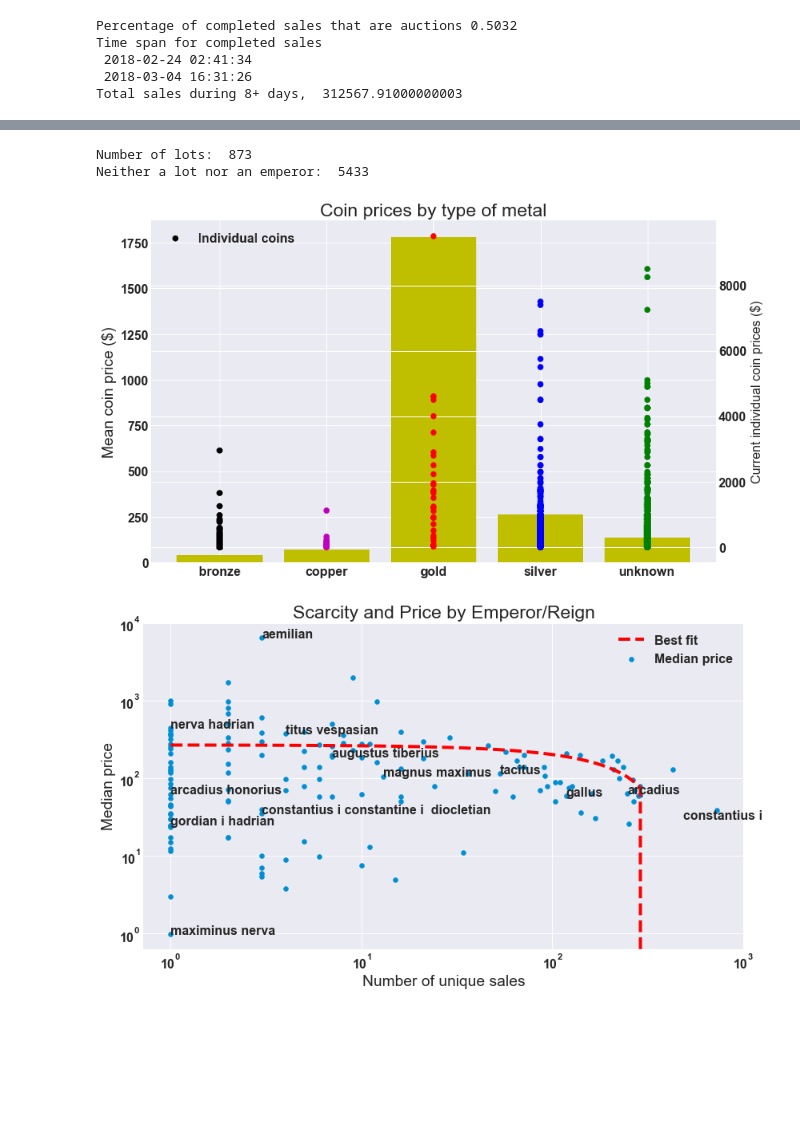
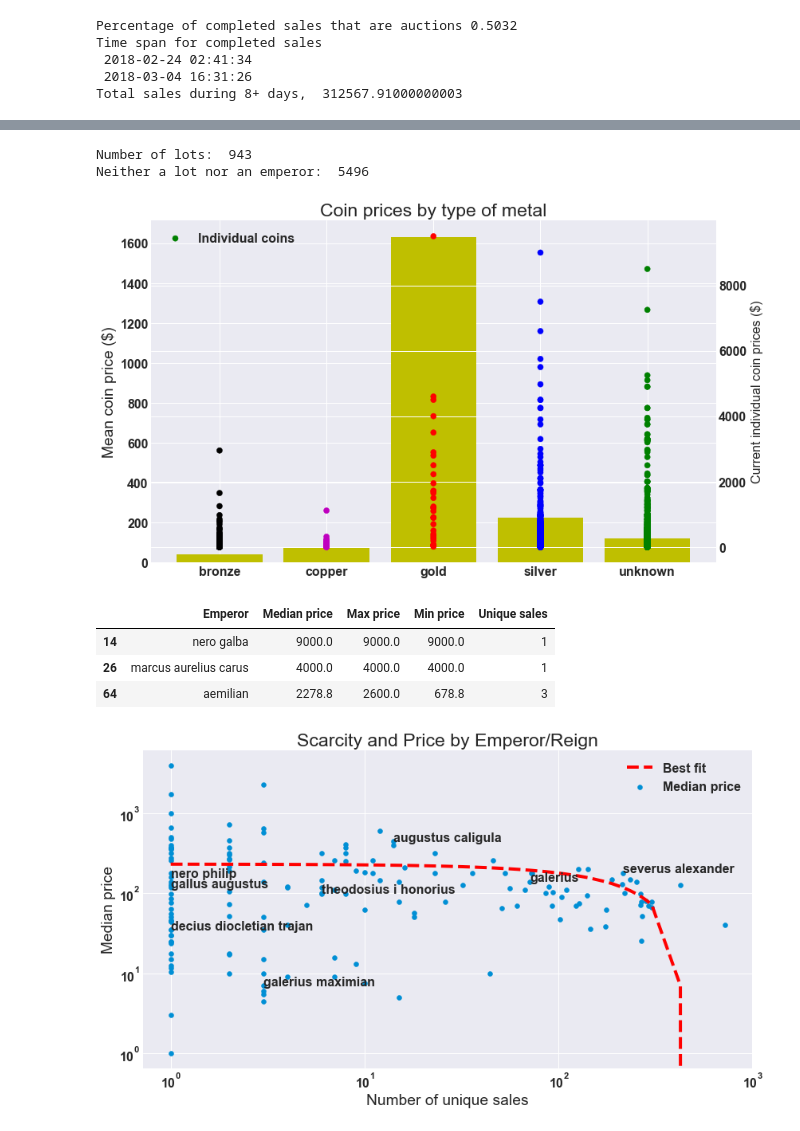
Before and after one commit to slevin886/Roman_Coin_Pricing, a Jupyter notebook: Roman_Coin_EDA .ipynb, the cells around one changed output, grey strips where cells are left out. Drawn from its saved outputs; the diff is of its cells as text; code cells hidden in the pictures; blank space fills up the shorter version.

```diff
--- a/Roman_Coin_EDA .ipynb
+++ b/Roman_Coin_EDA .ipynb
@@ -86,6 +86,15 @@ df = df.drop(list(df[df['current_currency'] != 'USD'].index), axis=0)
 
 #all USD, dropping
 df = df.drop('currencyid_conv', axis=1)
+
+#dropping title, URLTitle slightly more effective, nearly identical
+df = df.drop('title', axis=1)
+
+#all USD
+df = df.drop('current_currency', axis=1)
+
+#already have dummy variable
+df = df.drop('buyItNowPrice', axis=1)
 # %%
 #Creating dummy for if the sale is in the USA
 df['seller_in_us'] = df['country'].apply(lambda x: 1 if x == 'US' else 0)
@@ -175,19 +184,19 @@ df['shippingType'] = df['shippingType'].apply(lambda x: 'International' if x in
 from matplotlib import rc
 
 rc('font', weight='bold')
-shipping_graph = df.groupby('shippingType', as_index=False)['buyItNowPrice'].mean()
+shipping_graph = df.groupby('shippingType', as_index=False)['current_price'].mean()
 shipping_graph = shipping_graph.loc[shipping_graph['shippingType'].isin(['Calculated', 'Flat', 'Free', 'International'])]
 
 avg_cost = ['$1.57', '$5.47', '$0', '$3.36']
 fig, ax = plt.subplots(figsize=(10, 6))
-barlist = plt.bar(shipping_graph['shippingType'], shipping_graph['buyItNowPrice'],
+barlist = plt.bar(shipping_graph['shippingType'], shipping_graph['current_price'],
                   color='blue', )
 
 barlist[0].set_color('r')
 barlist[1].set_color('y')
 barlist[2].set_color('g')
-plt.axhline(df['buyItNowPrice'].mean(), lw=3, c='m', ls='dotted', label='Mean price')
-plt.ylabel('Mean "Buy it now" Price')
+plt.axhline(df['current_price'].mean(), lw=3, c='m', ls='dotted', label='Mean price')
+plt.ylabel('Mean current price')
 for num,rect in enumerate(barlist):
         height = rect.get_height()
         ax.text(rect.get_x() + rect.get_width()/2., 1.01*height,
@@ -258,8 +267,8 @@ df['emperor_in_title'] = emperors
 print('Number of lots: ', np.sum(df['emperor_in_title'] == 'LOT'))
 print('Neither a lot nor an emperor: ', np.sum(df['emperor_in_title'] == 'unknown'))
 # %% [output]
-Number of lots:  873
-Neither a lot nor an emperor:  5433
+Number of lots:  943
+Neither a lot nor an emperor:  5496
 # %%
 #Eliminating non-coin sales
 posters = []
@@ -334,7 +343,7 @@ plt.title('Coin prices by type of metal')
 plt.legend(loc=2)
 fig.tight_layout()
 # %% [output]
-[figure, old version]
+[figure, new version]
 # %%
 def emperor_cleaner(col):
     """eliminating duplicate emperor names within same listing, making them strings"""
@@ -362,6 +371,11 @@ emperor_graph.columns = ['Emperor', 'Median price', 'Max price', 'Min price', 'U
 
 
 emperor_graph.loc[emperor_graph['Median price'] > 2000]
+# %% [output]
+|  | Emperor | Median price | Max price | Min price | Unique sales |
+| 14 | nero galba | 9000.0 | 9000.0 | 9000.0 | 1 |
+| 26 | marcus aurelius carus | 4000.0 | 4000.0 | 4000.0 | 1 |
+| 64 | aemilian | 2278.8 | 2600.0 | 678.8 | 3 |
 # %%
 #dropping Nero Galba (1 sale, $22,500), carus marcus aurelius (1 sale, $4000)
 #dropping lots and unknown values
@@ -370,28 +384,27 @@ emperor_graph = emperor_graph.drop(list(emperor_graph[emperor_graph['Emperor'].i
 # %%
 fig, ax = plt.subplots(figsize=(12, 7))
 ax.scatter(emperor_graph['Unique sales'], emperor_graph['Median price'])
 plt.semilogy()
 plt.semilogx()
 
 for index, row in emperor_graph.iterrows():
-    prices = []
-    if index % 14 == 0:
+    if index % 20 == 0:
         if row['Emperor'] != 'marcus aurelius hadrian':
             ax.annotate(row['Emperor'], (row['Unique sales'], row['Median price']))
 
 #manually entered, reconfigure to make robust for new data
-ax.annotate('maximinus nerva', (1, 0.99))
-ax.annotate('aemilian', (3, 6500))
-ax.annotate('constantius i', (485, 30.11))
+# ax.annotate('maximinus nerva', (1, 0.99))
+# ax.annotate('aemilian', (3, 6500))
+# ax.annotate('constantius i', (485, 30.11))
 
 ax.plot(np.unique(emperor_graph['Unique sales']),
          np.poly1d(np.polyfit(emperor_graph['Unique sales'],
                               emperor_graph['Median price'], 1))
                  (np.unique(emperor_graph['Unique sales'])), c='r', linestyle='dashed', label='Best fit')
 plt.ylabel('Median price')
 plt.xlabel('Number of unique sales')
 plt.title('Scarcity and Price by Emperor/Reign')
 plt.legend()
-plt.show()
+plt.tight_layout()
 # %% [output]
-[figure, old version]
+[figure, new version]
```
Also changed, not shown: parts of 22 cells of this notebook.
